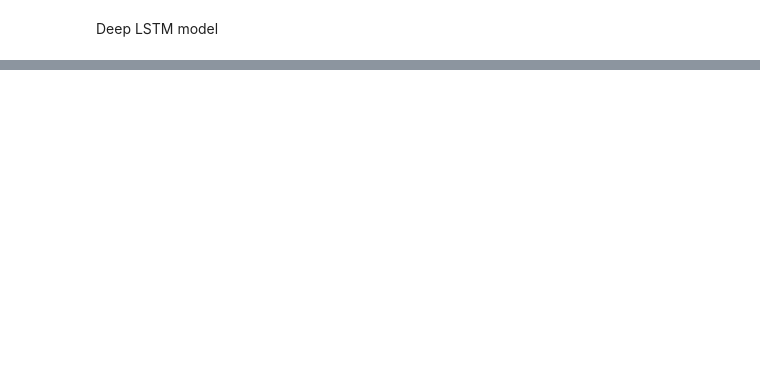
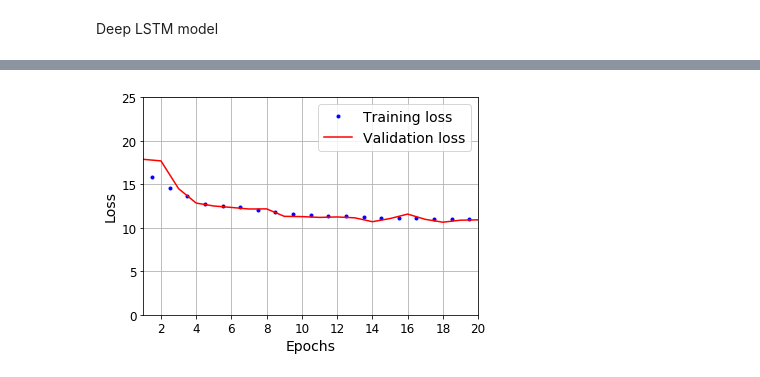
Before and after one commit to Carterbouley/ElectricityPricePrediction, a Jupyter notebook: multivariate_LSTM_electricity.ipynb, the cells around one changed output, grey strips where cells are left out. Cells and saved outputs as stored; diff of their text form; code cells hidden in the pictures; blank space fills up the shorter version.

```diff
--- a/multivariate_LSTM_electricity.ipynb
+++ b/multivariate_LSTM_electricity.ipynb
@@ -267,3 +291,8 @@ Epoch 4/20
+# %%
+plot_learning_curves(history.history["loss"], history.history["val_loss"])
+plt.show()
+# %% [output]
+[figure, added]
 # %%
 Y_pred = model9.predict(X_test)
 
```
Also changed, not shown: parts of 14 cells of this notebook.
